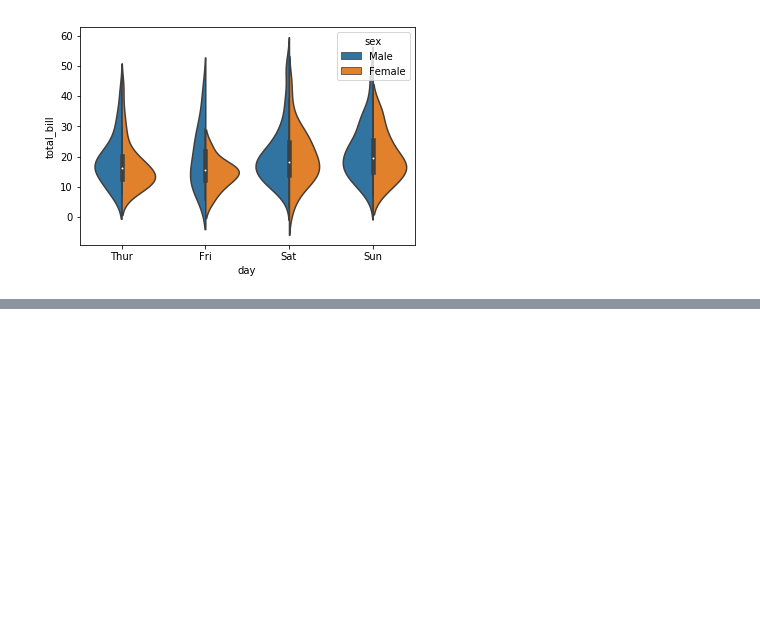
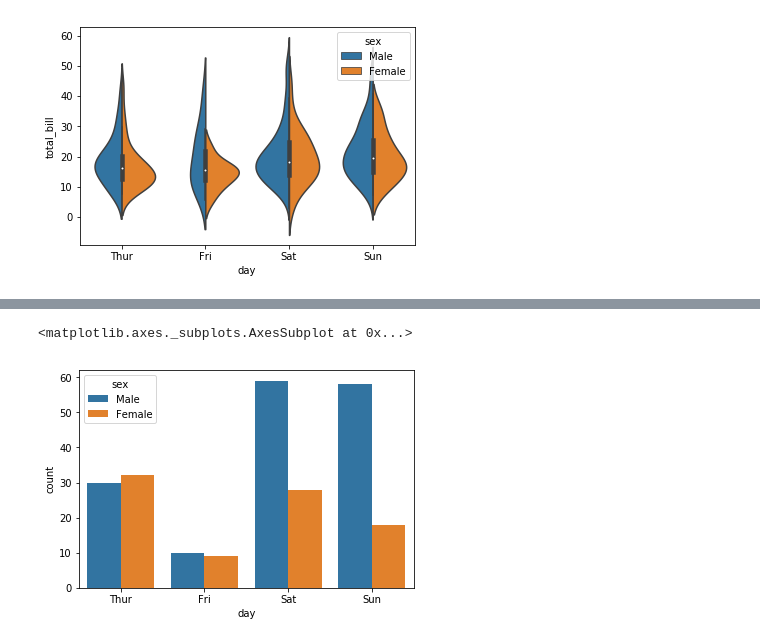
Before and after one commit to wechuli/data-science-python, a Jupyter notebook: Playground/Seaborn Playground-categorical plots.ipynb, the cells around one changed output, grey strips where cells are left out. Cells and saved outputs as stored; diff of their text form; code cells hidden in the pictures; blank space fills up the shorter version.

```diff
--- a/Playground/Seaborn Playground-categorical plots.ipynb
+++ b/Playground/Seaborn Playground-categorical plots.ipynb
@@ -97,0 +110,6 @@ sns.violinplot(x='day',y='total_bill',data=tips,hue='sex',split=True)
+# %%
+#count plot plots the number of occurence of a categorical variable
+sns.countplot(x='day',data=tips,hue='sex')
+# %% [output]
+<matplotlib.axes._subplots.AxesSubplot at 0x...>
+[figure, added]
```
Also changed, not shown: parts of 12 cells of this notebook.
